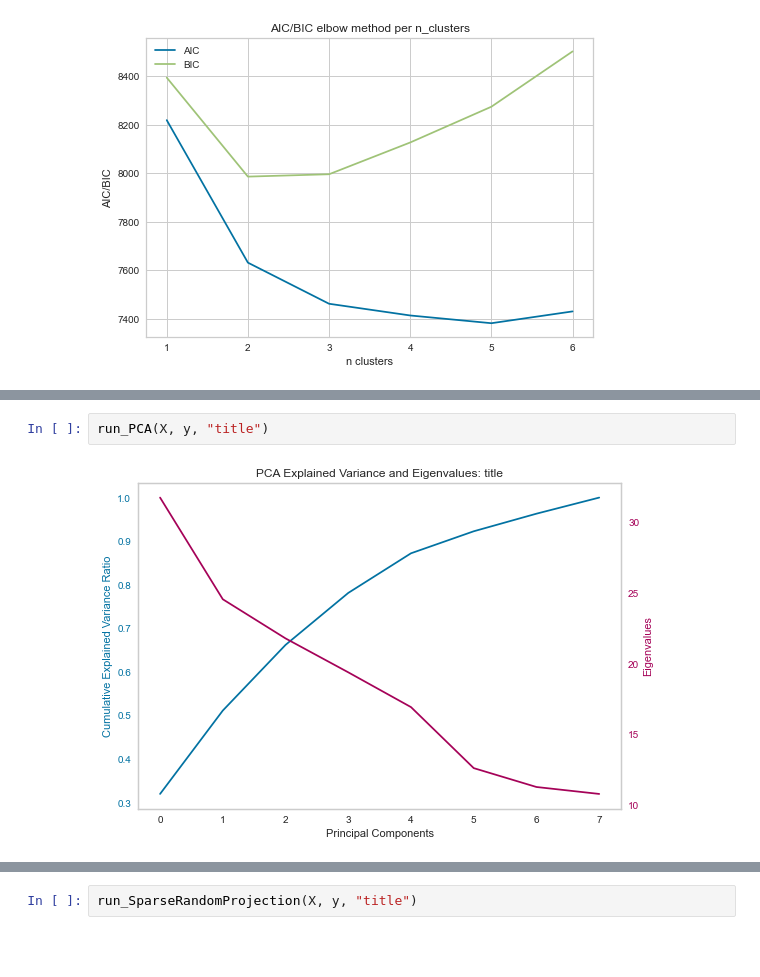
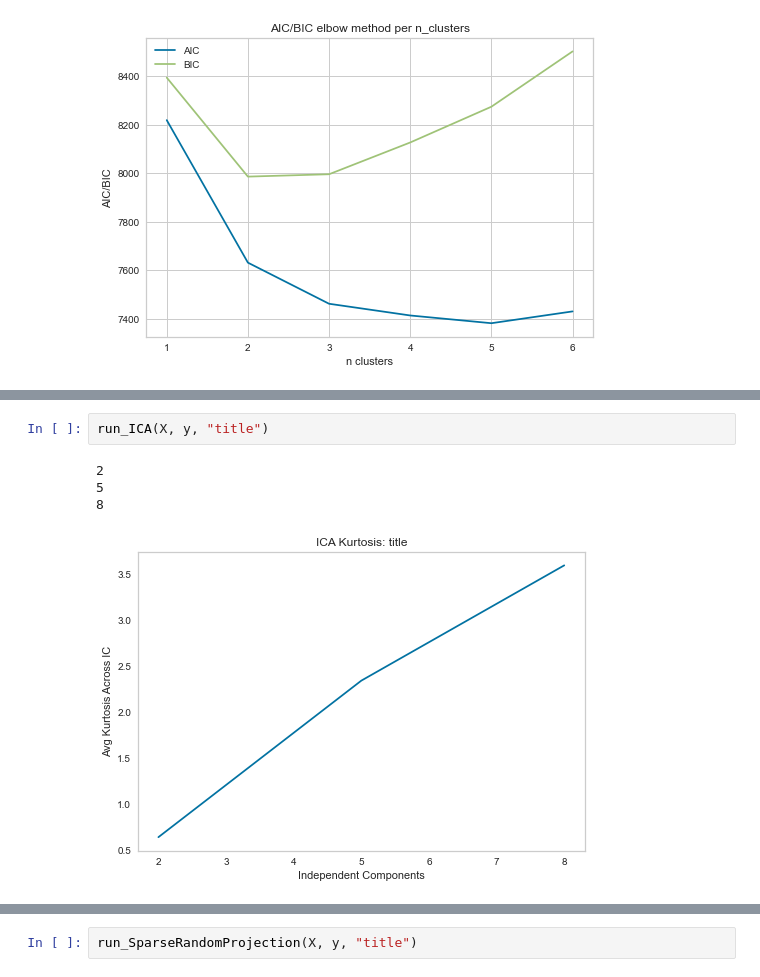
Before and after one commit to jfuerst92/Linothorax, a Jupyter notebook: analysis.ipynb, the cells around one changed output, grey strips where cells are left out. Drawn from its saved outputs; the diff is of its cells as text; blank space fills up the shorter version.

```diff
--- a/analysis.ipynb
+++ b/analysis.ipynb
@@ -438,4 +496,7 @@ pca_comparison(X, 8)
 # %%
-run_PCA(X, y, "title")
+run_ICA(X, y, "title")
 # %% [output]
+2
+5
+8
-[figure, old version]
+[figure, new version]
```
Also changed, not shown: parts of 11 cells of this notebook, 3 other files.
